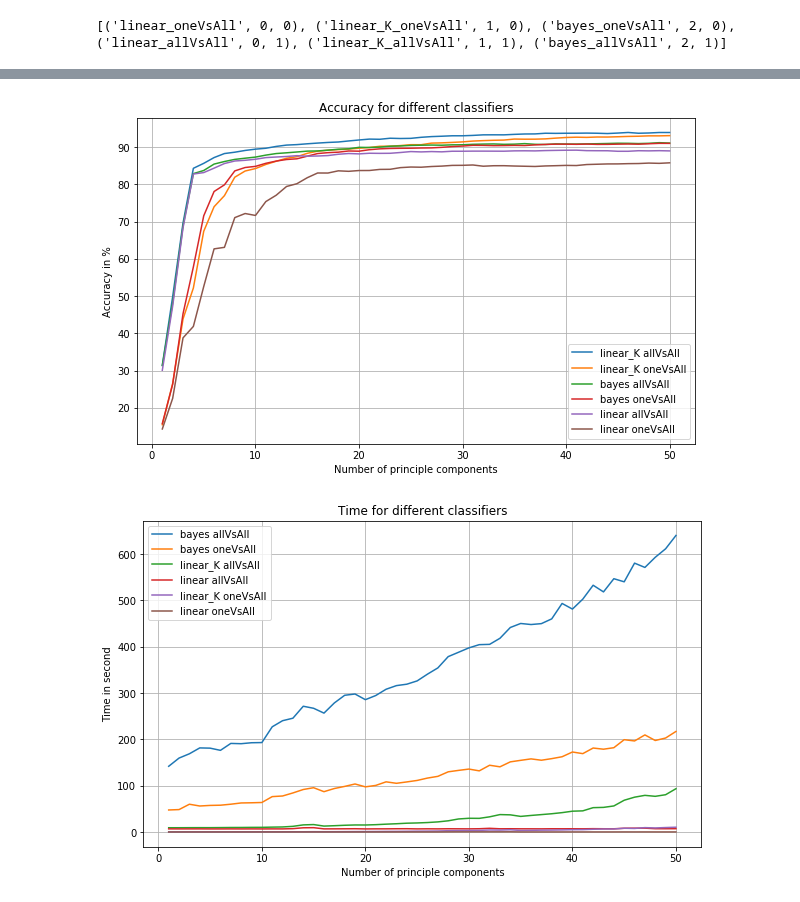
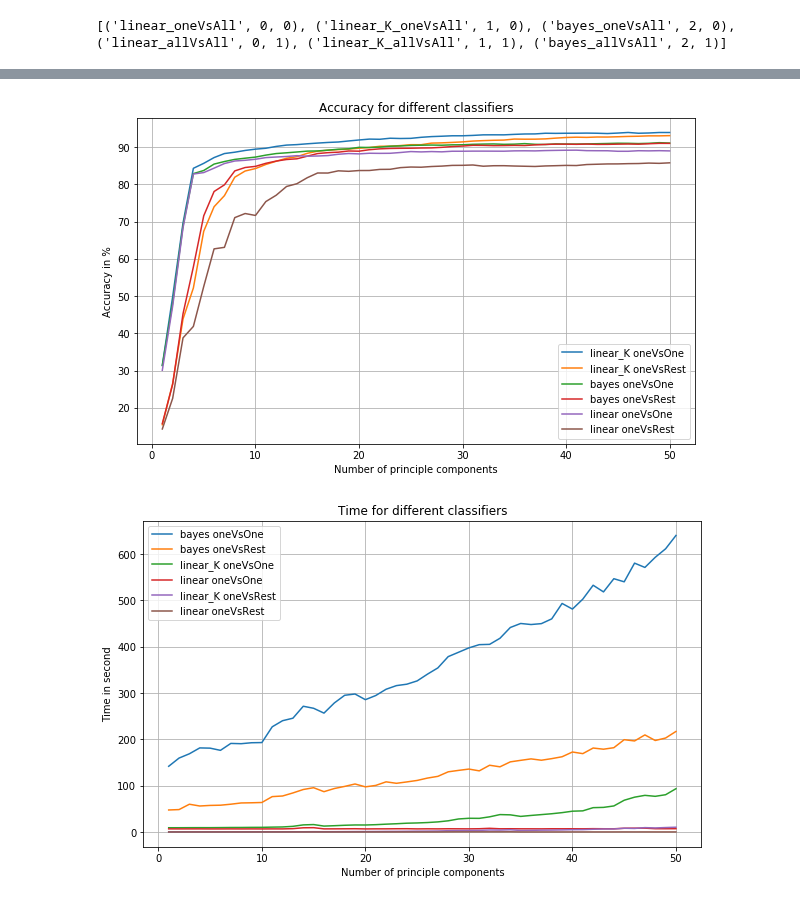
Before and after one commit to teambengio/finalproject, a Jupyter notebook: finalproject-allvsall.ipynb, the cells around one changed output, grey strips where cells are left out. Cells and saved outputs as stored; diff of their text form; code cells hidden in the pictures.

```diff
--- a/finalproject-allvsall.ipynb
+++ b/finalproject-allvsall.ipynb
@@ -786,27 +783,29 @@ model=bayes      policy=allVsAll   numPC=50   time=640.29   accurancy=91.07
+# %%
+policyList2 = ["oneVsRest", "oneVsOne"]
 # %%
 fig = plt.figure()
 
 nPC = range(1, maxNumPC+1)
 for i in [4, 1, 5, 2, 3, 0]:
     expt, m, p = exptList[i]
-    plt.plot(nPC,accList[expt],label="{} {}".format(modelList[m],policyList[p]))
+    plt.plot(nPC,accList[expt],label="{} {}".format(modelList[m],policyList2[p]))
 plt.ylabel("Accuracy in %")
 plt.xlabel("Number of principle components")
 plt.title("Accuracy for different classifiers")
 plt.grid("on")
 plt.legend()
 fig.set_size_inches(10,6)
 fName = os.path.join(pDir,'accuracy_n{}_{}.png'.format(n,rev))
 savefig(fName, bbox_inches='tight')
 plt.show()
 # %% [output]
-[figure, old version]
+[figure, new version]
 # %%
 fig = plt.figure()
 nPC = range(1, maxNumPC+1)
 for i in [5, 2, 4, 3, 1, 0] :
     expt, m, p = exptList[i]
-    plt.plot(nPC,timeList[expt],label="{} {}".format(modelList[m],policyList[p]))
+    plt.plot(nPC,timeList[expt],label="{} {}".format(modelList[m],policyList2[p]))
 plt.ylabel("Time in second")
 plt.xlabel("Number of principle components")
 plt.title("Time for different classifiers")
@@ -817,7 +816,7 @@ fName = os.path.join(pDir,'time_n{}_{}.png'.format(n,rev))
 savefig(fName, bbox_inches='tight')
 plt.show()
 # %% [output]
-[figure, old version]
+[figure, new version]
 # %%
 fig = plt.figure()
 nPC = range(1, maxNumPC+1)
```
Also changed, not shown: parts of 12 cells of this notebook, 1 other file.
